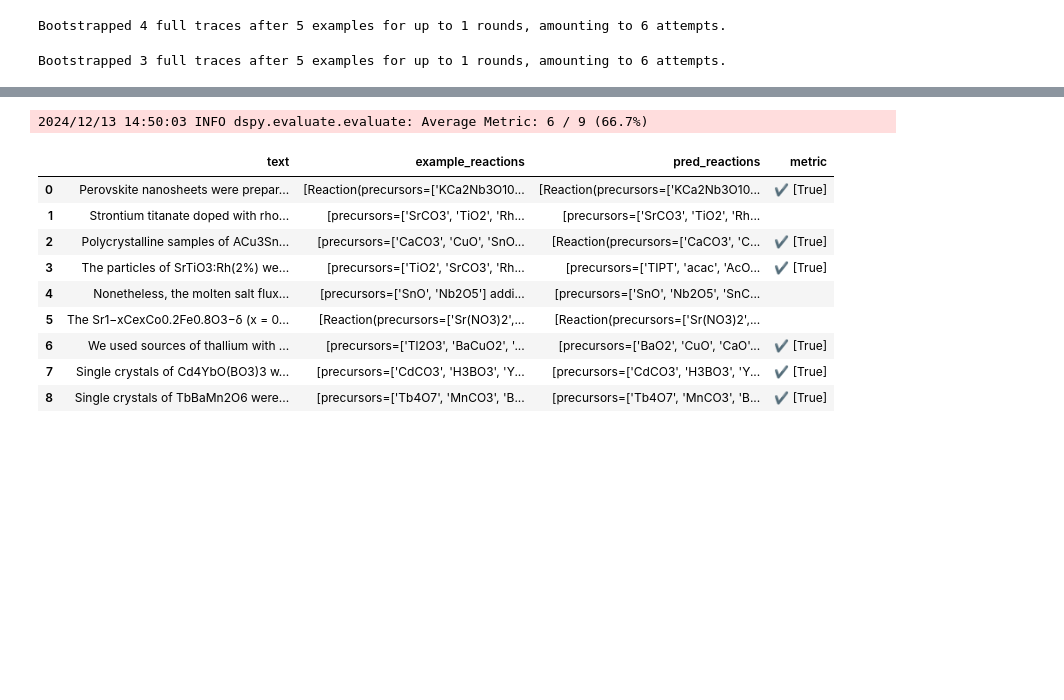
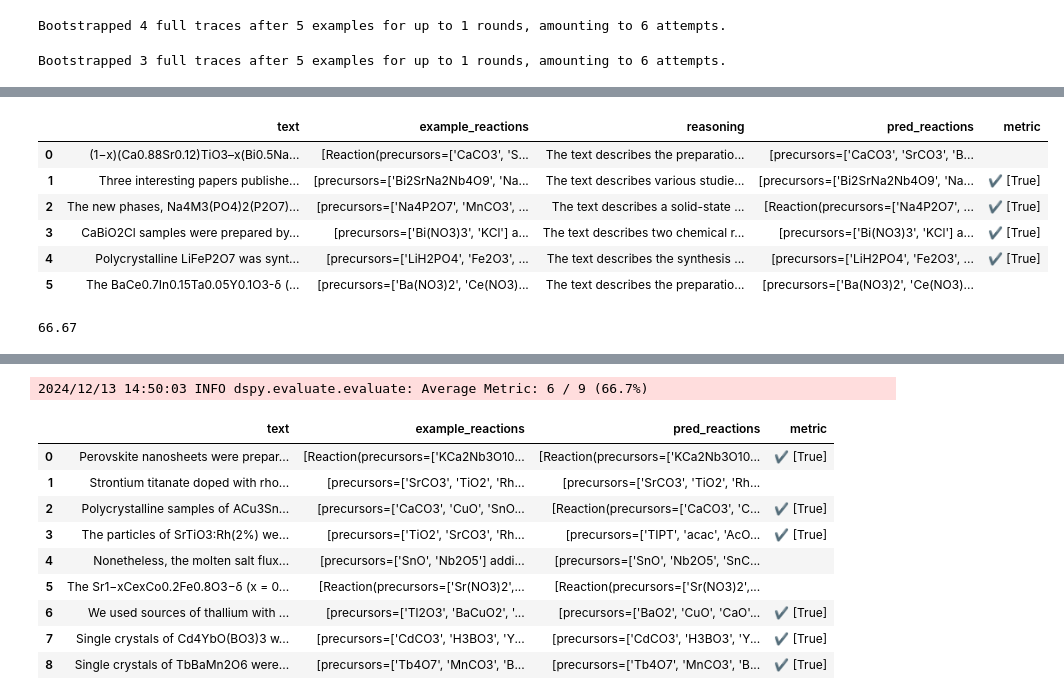
Before and after one commit to Sci-Extract/sisyphus, a Jupyter notebook: program_optimization.ipynb, the cells around one changed output, grey strips where cells are left out. Saved outputs shown, nothing was run; the diff lists cells and outputs as text; code cells hidden in the pictures; blank space fills up the shorter version.

Commit message:
optimizer prototype finished. Uploading some paper relevant works needed to be addressed

```diff
--- a/program_optimization.ipynb
+++ b/program_optimization.ipynb
@@ -167,3 +181,6 @@ from dspy.evaluate import Evaluate
 devset = dev
 evaluate = Evaluate(devset=devset, metric=metric, num_threads=10, display_progress=True, display_table=True)
 # evaluate(uncompiled_direct)
+# %%
+evaluate(extractor, metric=metric, num_threads=10, display_progress=True, display_table=True, devset=train)
+# %% [output]
@@ -169,0 +188,8 @@ evaluate = Evaluate(devset=devset, metric=metric, num_threads=10, display_progre
+|  | text | example_reactions | reasoning | pred_reactions | metric |
+| 0 | (1−x)(Ca0.88Sr0.12)TiO3–x(Bi0.5Na... | [Reaction(precursors=['CaCO3', 'S... | The text describes the preparatio... | [precursors=['CaCO3', 'SrCO3', 'B... |  |
+| 1 | Three interesting papers publishe... | [precursors=['Bi2SrNa2Nb4O9', 'Na... | The text describes various studie... | [precursors=['Bi2SrNa2Nb4O9', 'Na... | ✔️ [True] |
+| 2 | The new phases, Na4M3(PO4)2(P2O7)... | [precursors=['Na4P2O7', 'MnCO3', ... | The text describes a solid-state ... | [Reaction(precursors=['Na4P2O7', ... | ✔️ [True] |
+| 3 | CaBiO2Cl samples were prepared by... | [precursors=['Bi(NO3)3', 'KCl'] a... | The text describes two chemical r... | [precursors=['Bi(NO3)3', 'KCl'] a... | ✔️ [True] |
+| 4 | Polycrystalline LiFeP2O7 was synt... | [precursors=['LiH2PO4', 'Fe2O3', ... | The text describes the synthesis ... | [precursors=['LiH2PO4', 'Fe2O3', ... | ✔️ [True] |
+| 5 | The BaCe0.7In0.15Ta0.05Y0.1O3-δ (... | [precursors=['Ba(NO3)2', 'Ce(NO3)... | The text describes the preparatio... | [precursors=['Ba(NO3)2', 'Ce(NO3)... |  |
+66.67
```
Also changed, not shown: parts of 7 cells of this notebook, 27 other files.
